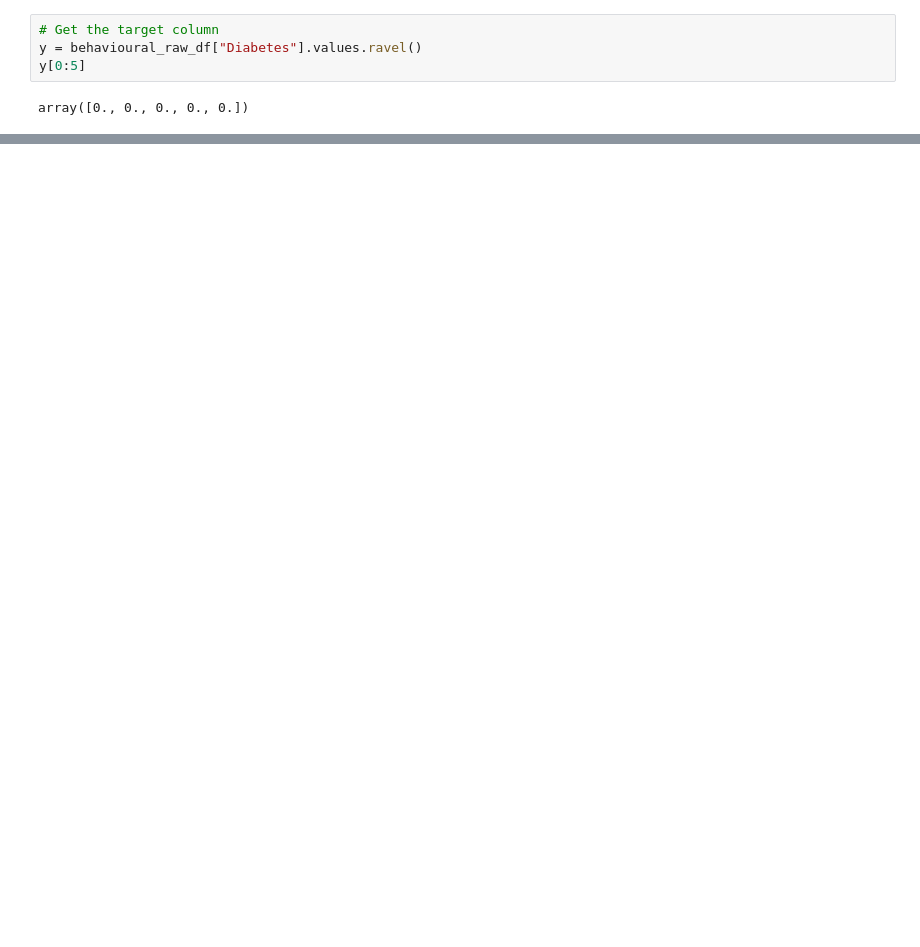
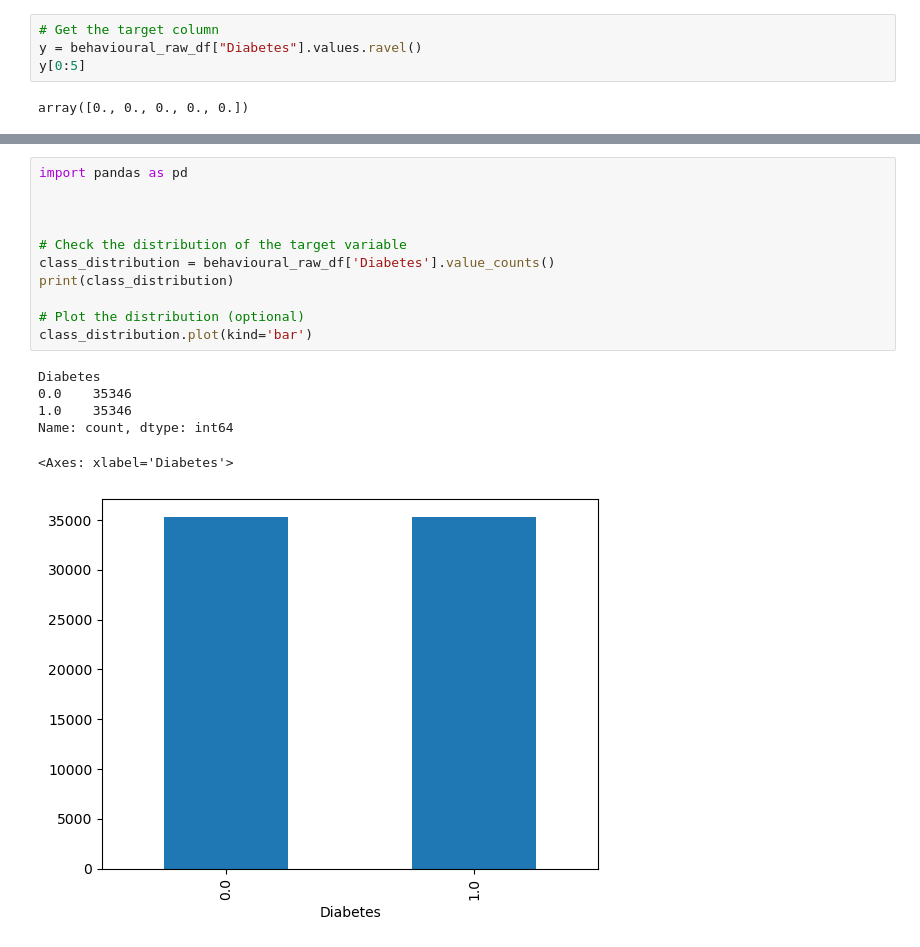
Before and after one commit to jjmccarty/project2_diabetes_outcomes, a Jupyter notebook: Test_RandomForest_with StandardScaler.ipynb, the cells around one changed output, grey strips where cells are left out. Cells and saved outputs as stored; diff of their text form; blank space fills up the shorter version.

```diff
--- a/Test_RandomForest_with StandardScaler.ipynb
+++ b/Test_RandomForest_with StandardScaler.ipynb
@@ -337,0 +338,18 @@ Random Forest Confusion Matrix:
+# %%
+import pandas as pd
+
+
+
+# Check the distribution of the target variable
+class_distribution = behavioural_raw_df['Diabetes'].value_counts()
+print(class_distribution)
+
+# Plot the distribution (optional)
+class_distribution.plot(kind='bar')
+# %% [output]
+Diabetes
+0.0    35346
+1.0    35346
+Name: count, dtype: int64
+<Axes: xlabel='Diabetes'>
+[figure, added]
```
Also changed, not shown: parts of 10 cells of this notebook.
